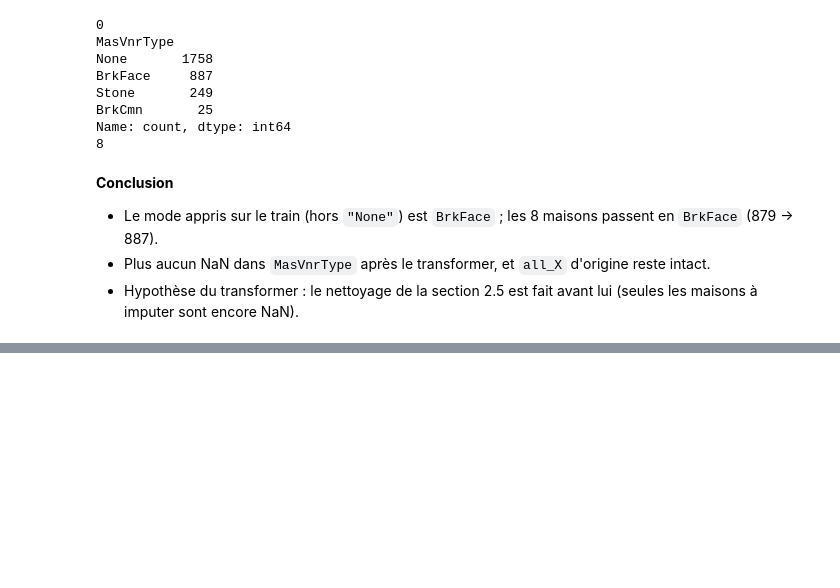
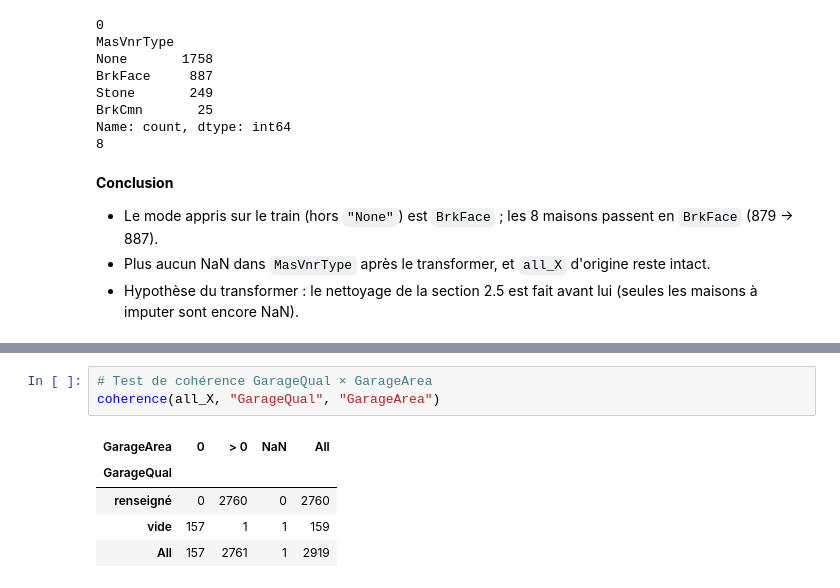
Before and after one commit to raybelpro77git/kaggle-house-prices, a Jupyter notebook: notebooks/01_eda.ipynb, the cells around one changed output, grey strips where cells are left out. Saved outputs shown, nothing was run; the diff lists cells and outputs as text; blank space fills up the shorter version.

```diff
--- a/notebooks/01_eda.ipynb
+++ b/notebooks/01_eda.ipynb
@@ -590,0 +651,9 @@ Name: count, dtype: int64
+# %%
+# Test de cohérence GarageQual × GarageArea
+coherence(all_X, "GarageQual", "GarageArea")
+# %% [output]
+| GarageArea | 0 | > 0 | NaN | All |
+| GarageQual |  |  |  |  |
+| renseigné | 0 | 2760 | 0 | 2760 |
+| vide | 157 | 1 | 1 | 159 |
+| All | 157 | 2761 | 1 | 2919 |
```
Also changed, not shown: parts of 53 cells of this notebook.
